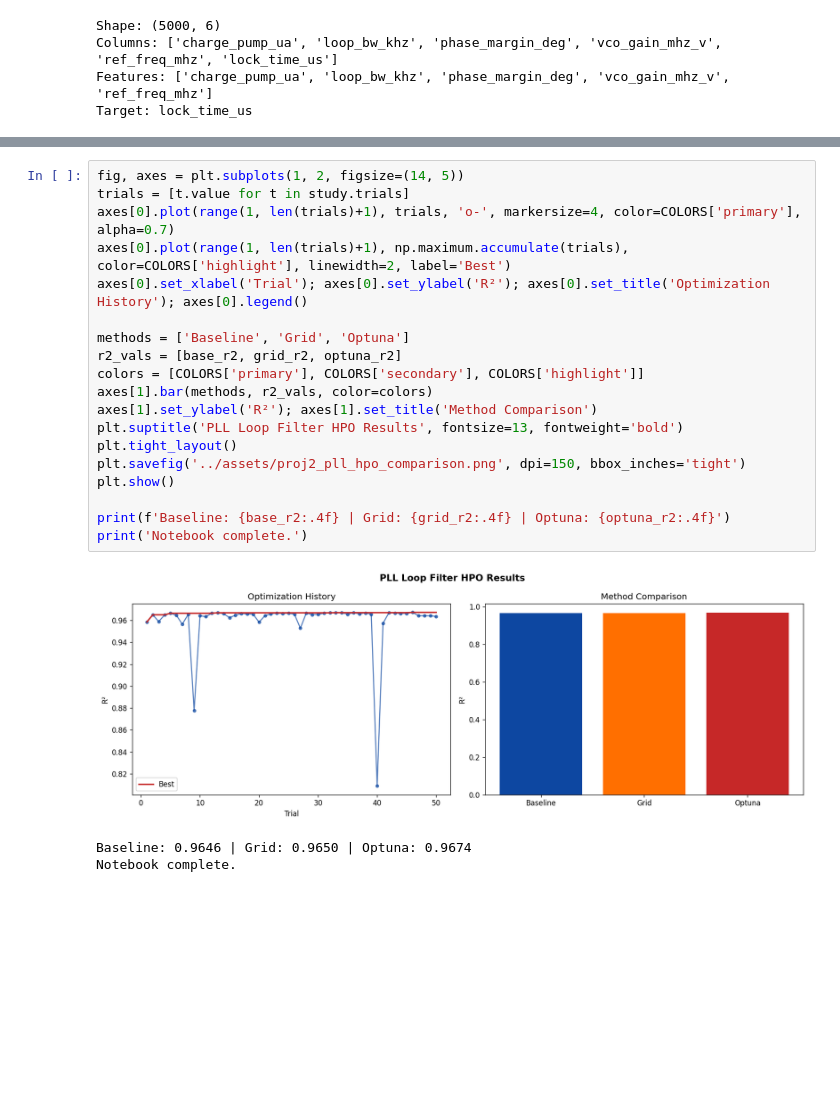
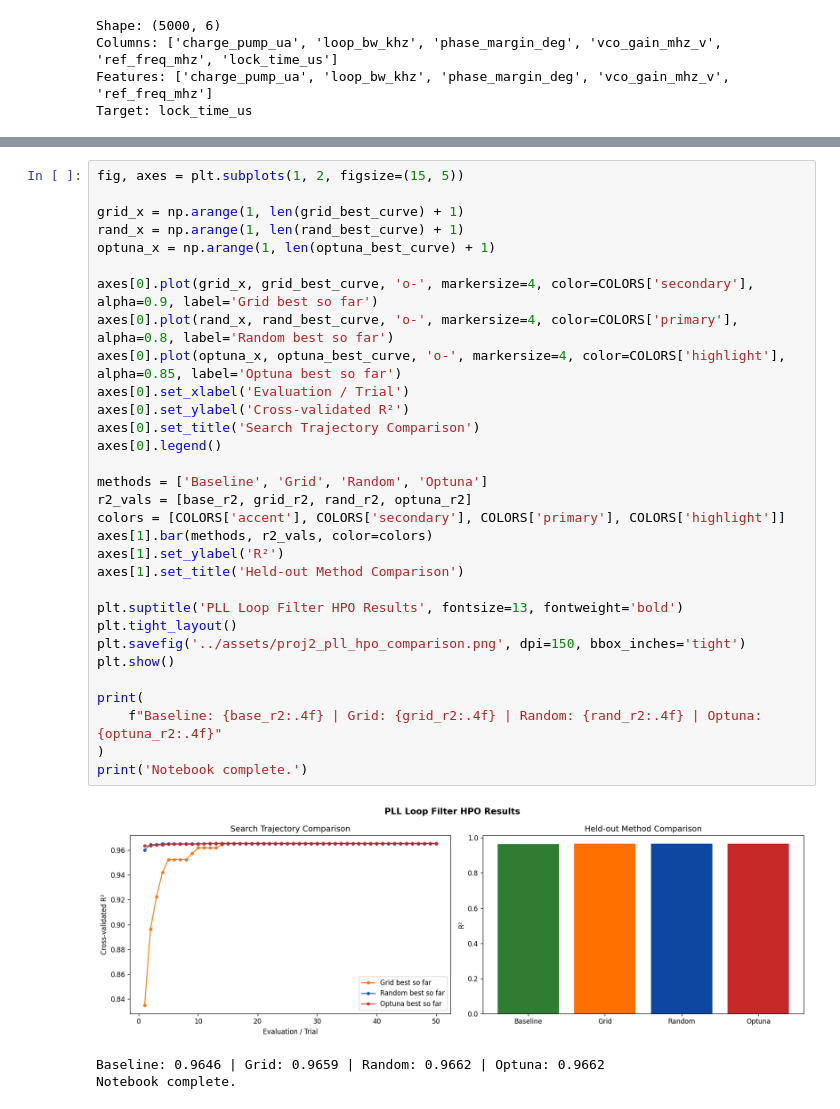
Before and after one commit to AIML-Engineering-Lab/010_hyperparameter_optimization, a Jupyter notebook: notebooks/02_hpo_pll_loop_filter.ipynb, the cells around one changed output, grey strips where cells are left out. Saved outputs shown, nothing was run; the diff lists cells and outputs as text; blank space fills up the shorter version.

```diff
--- a/notebooks/02_hpo_pll_loop_filter.ipynb
+++ b/notebooks/02_hpo_pll_loop_filter.ipynb
@@ -107,23 +305,35 @@ plt.show()
 # %%
-fig, axes = plt.subplots(1, 2, figsize=(14, 5))
-trials = [t.value for t in study.trials]
-axes[0].plot(range(1, len(trials)+1), trials, 'o-', markersize=4, color=COLORS['primary'], alpha=0.7)
-axes[0].plot(range(1, len(trials)+1), np.maximum.accumulate(trials), color=COLORS['highlight'], linewidth=2, label='Best')
-axes[0].set_xlabel('Trial'); axes[0].set_ylabel('R²'); axes[0].set_title('Optimization History'); axes[0].legend()
+fig, axes = plt.subplots(1, 2, figsize=(15, 5))
 
-methods = ['Baseline', 'Grid', 'Optuna']
-r2_vals = [base_r2, grid_r2, optuna_r2]
-colors = [COLORS['primary'], COLORS['secondary'], COLORS['highlight']]
+grid_x = np.arange(1, len(grid_best_curve) + 1)
+rand_x = np.arange(1, len(rand_best_curve) + 1)
+optuna_x = np.arange(1, len(optuna_best_curve) + 1)
+
+axes[0].plot(grid_x, grid_best_curve, 'o-', markersize=4, color=COLORS['secondary'], alpha=0.9, label='Grid best so far')
+axes[0].plot(rand_x, rand_best_curve, 'o-', markersize=4, color=COLORS['primary'], alpha=0.8, label='Random best so far')
+axes[0].plot(optuna_x, optuna_best_curve, 'o-', markersize=4, color=COLORS['highlight'], alpha=0.85, label='Optuna best so far')
+axes[0].set_xlabel('Evaluation / Trial')
+axes[0].set_ylabel('Cross-validated R²')
+axes[0].set_title('Search Trajectory Comparison')
+axes[0].legend()
+
+methods = ['Baseline', 'Grid', 'Random', 'Optuna']
+r2_vals = [base_r2, grid_r2, rand_r2, optuna_r2]
+colors = [COLORS['accent'], COLORS['secondary'], COLORS['primary'], COLORS['highlight']]
 axes[1].bar(methods, r2_vals, color=colors)
-axes[1].set_ylabel('R²'); axes[1].set_title('Method Comparison')
+axes[1].set_ylabel('R²')
+axes[1].set_title('Held-out Method Comparison')
+
 plt.suptitle('PLL Loop Filter HPO Results', fontsize=13, fontweight='bold')
 plt.tight_layout()
 plt.savefig('../assets/proj2_pll_hpo_comparison.png', dpi=150, bbox_inches='tight')
 plt.show()
 
-print(f'Baseline: {base_r2:.4f} | Grid: {grid_r2:.4f} | Optuna: {optuna_r2:.4f}')
+print(
+    f"Baseline: {base_r2:.4f} | Grid: {grid_r2:.4f} | Random: {rand_r2:.4f} | Optuna: {optuna_r2:.4f}"
+)
 print('Notebook complete.')
 # %% [output]
-[figure, old version]
+[figure, new version]
-Baseline: 0.9646 | Grid: 0.9650 | Optuna: 0.9674
+Baseline: 0.9646 | Grid: 0.9659 | Random: 0.9662 | Optuna: 0.9662
 Notebook complete.
```
Also changed, not shown: parts of 24 cells of this notebook, 22 other files.
